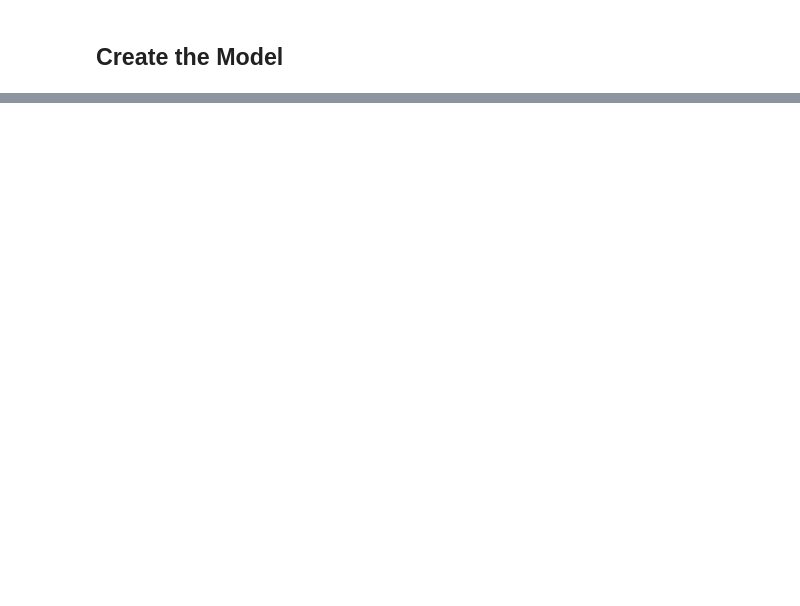
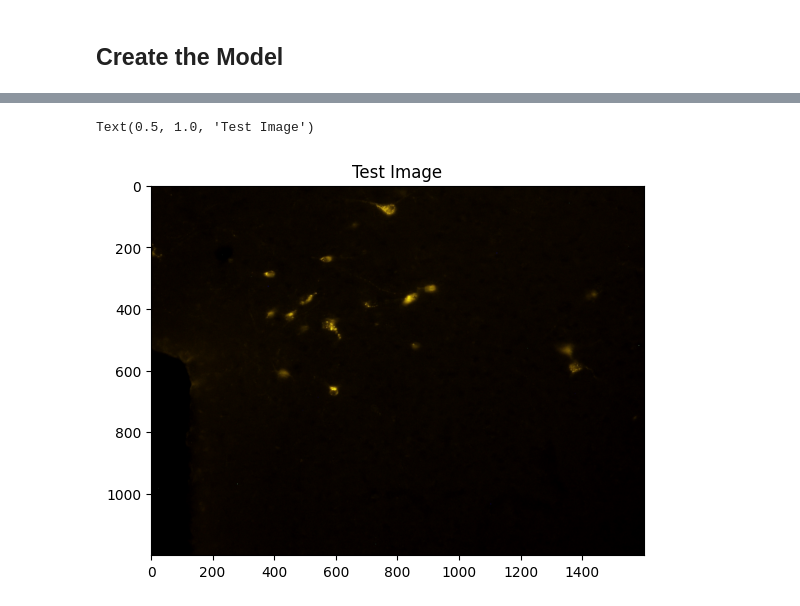
Before and after one commit to mmenendezg/mobilevit-fluorescent-cells, a Jupyter notebook: notebooks/fluorescent_semantic_brain.ipynb, the cells around one changed output, grey strips where cells are left out. Cells and saved outputs as stored; diff of their text form; code cells hidden in the pictures; blank space fills up the shorter version.

```diff
--- a/notebooks/fluorescent_semantic_brain.ipynb
+++ b/notebooks/fluorescent_semantic_brain.ipynb
@@ -329,0 +781,8 @@ class MobileVit(pl.LightningModule):
+# %%
+image_path = "../data/raw/all_images/images/Mar20bS2C1R1_DMr_200x_y.png"
+image = Image.open(image_path).convert("RGB")
+plt.imshow(image)
+plt.title("Test Image")
+# %% [output]
+Text(0.5, 1.0, 'Test Image')
+[figure, added]
```
Also changed, not shown: parts of 32 cells of this notebook.
